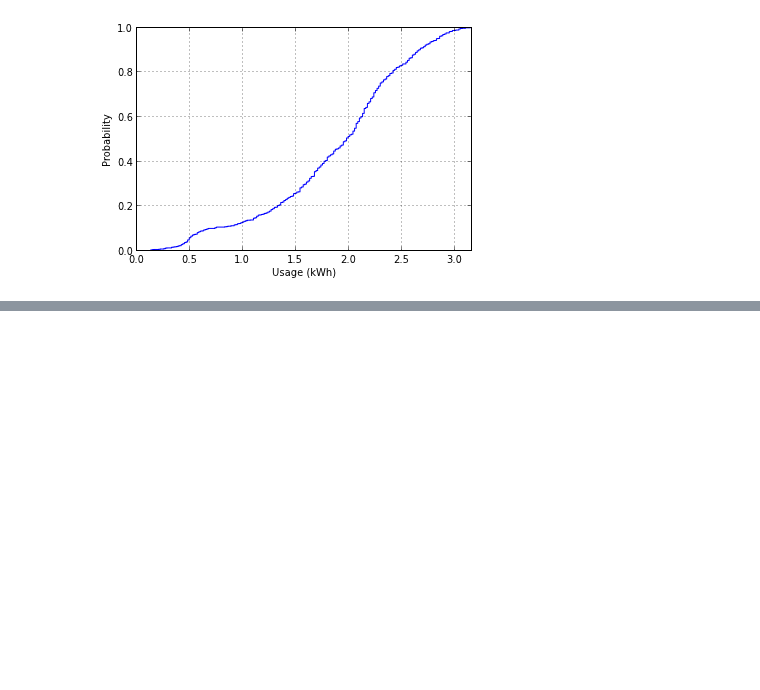
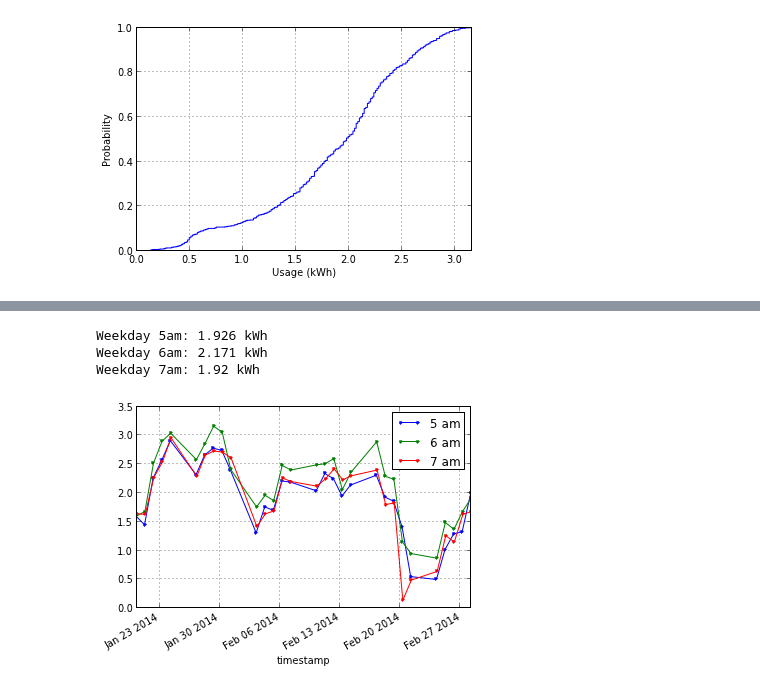
Before and after one commit to jtelszasz/my_energy_forecast_SVR, a Jupyter notebook: My_Energy.ipynb, the cells around one changed output, grey strips where cells are left out. Saved outputs shown, nothing was run; the diff lists cells and outputs as text; code cells hidden in the pictures; blank space fills up the shorter version.

Commit message:
Adding new plots

```diff
--- a/My_Energy.ipynb
+++ b/My_Energy.ipynb
@@ -35,0 +77,15 @@ df_myBGEdata['USAGE']['2014-02-09':'2014-02-15'].plot()
+# %%
+groupedByHour['USAGE'].get_group((False,5)).plot(marker='.')
+groupedByHour['USAGE'].get_group((False,6)).plot(marker='.')
+groupedByHour['USAGE'].get_group((False,7)).plot(marker='.')
+
+legend(['5 am','6 am','7 am'])
+
+print 'Weekday 5am:',round(groupedByHour['USAGE'].get_group((False,5)).mean(),3),'kWh'
+print 'Weekday 6am:',round(groupedByHour['USAGE'].get_group((False,6)).mean(),3),'kWh'
+print 'Weekday 7am:',round(groupedByHour['USAGE'].get_group((False,7)).mean(),3),'kWh'
+# %% [output]
+Weekday 5am: 1.926 kWh
+Weekday 6am: 2.171 kWh
+Weekday 7am: 1.92 kWh
+[figure, added]
```
Also changed, not shown: parts of 15 cells of this notebook, 4 other files.
